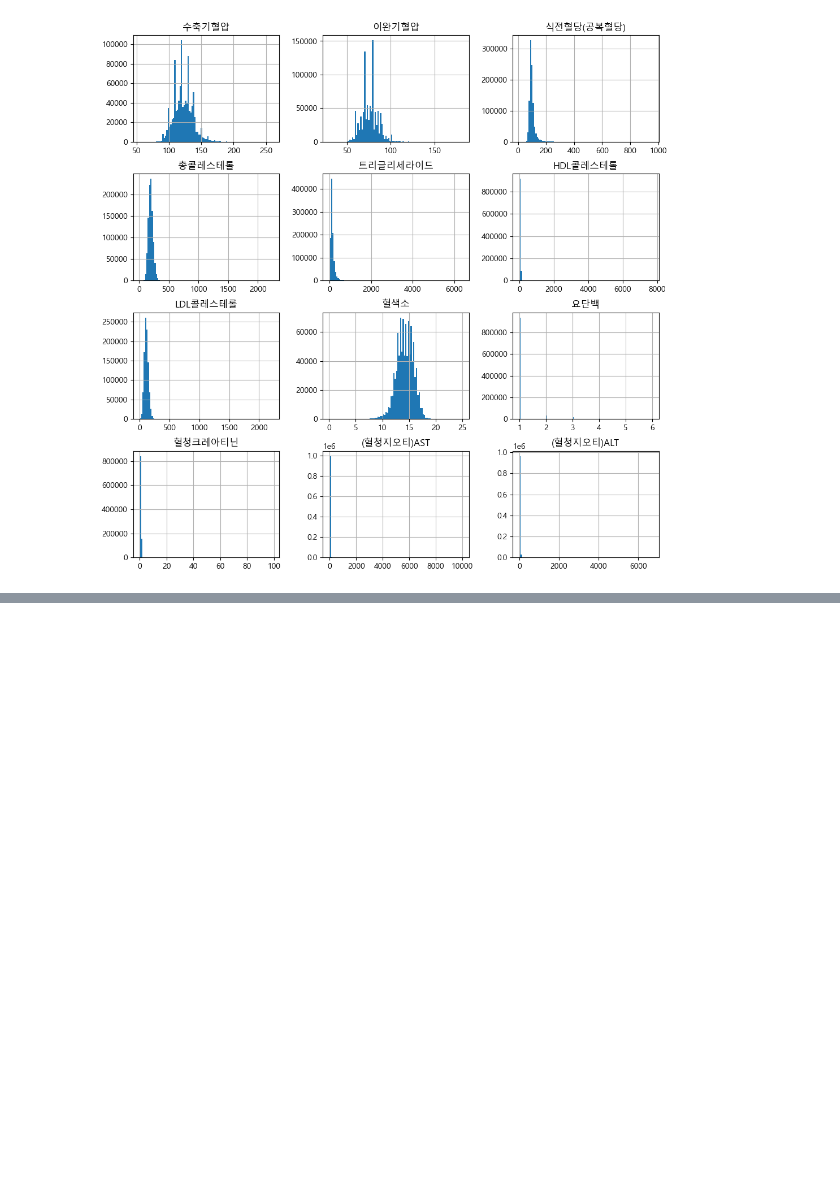
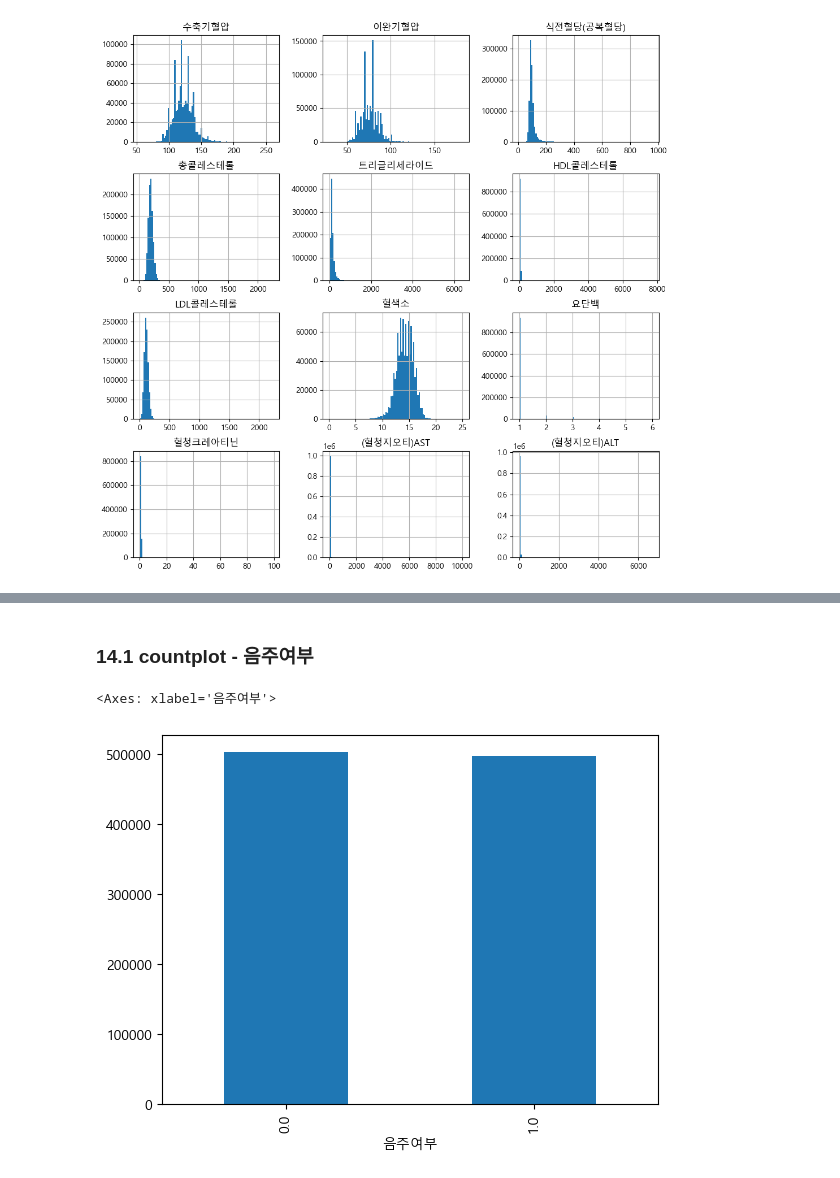
Before and after one commit to jonge5/study-data-analysis, a Jupyter notebook: e_health_analysis-input.ipynb, the cells around one changed output, grey strips where cells are left out. Cells and saved outputs as stored; diff of their text form; code cells hidden in the pictures; blank space fills up the shorter version.

```diff
--- a/e_health_analysis-input.ipynb
+++ b/e_health_analysis-input.ipynb
@@ -382,0 +405,9 @@ h = df.iloc[:, 24:].hist(figsize=(12, 12), bins=100)
+# %% [markdown]
+### 14.1 countplot - 음주여부
+# %%
+# 음주여부에 따른 countplot을 그립니다.
+
+df["음주여부"].value_counts().plot.bar()
+# %% [output]
+<Axes: xlabel='음주여부'>
+[figure, added]
```
Also changed, not shown: parts of 26 cells of this notebook.
